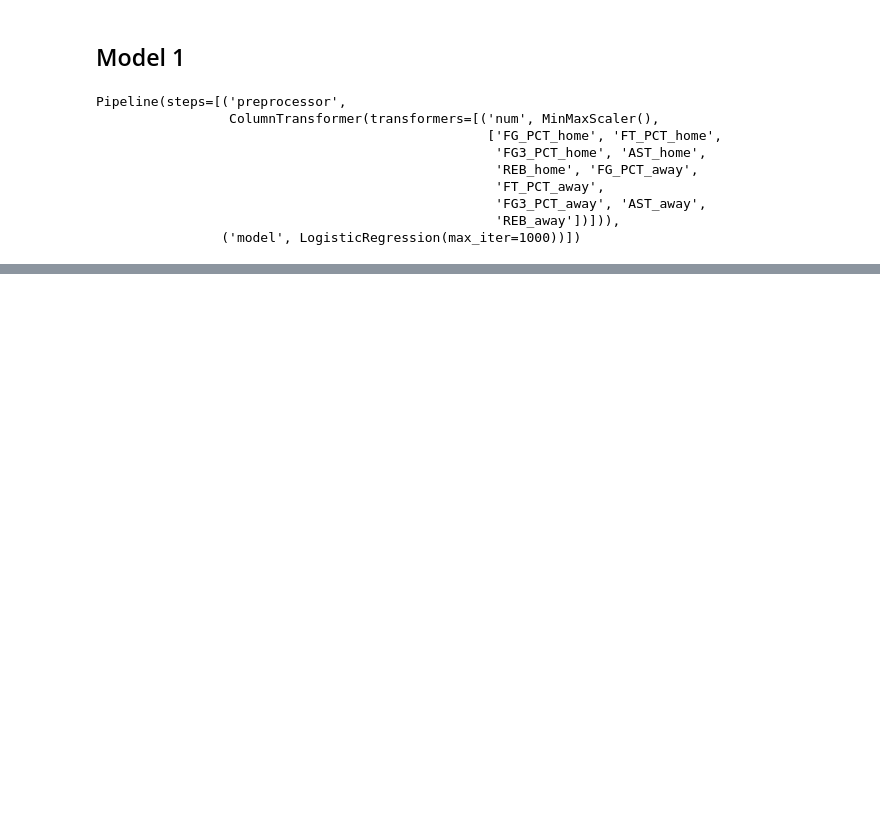
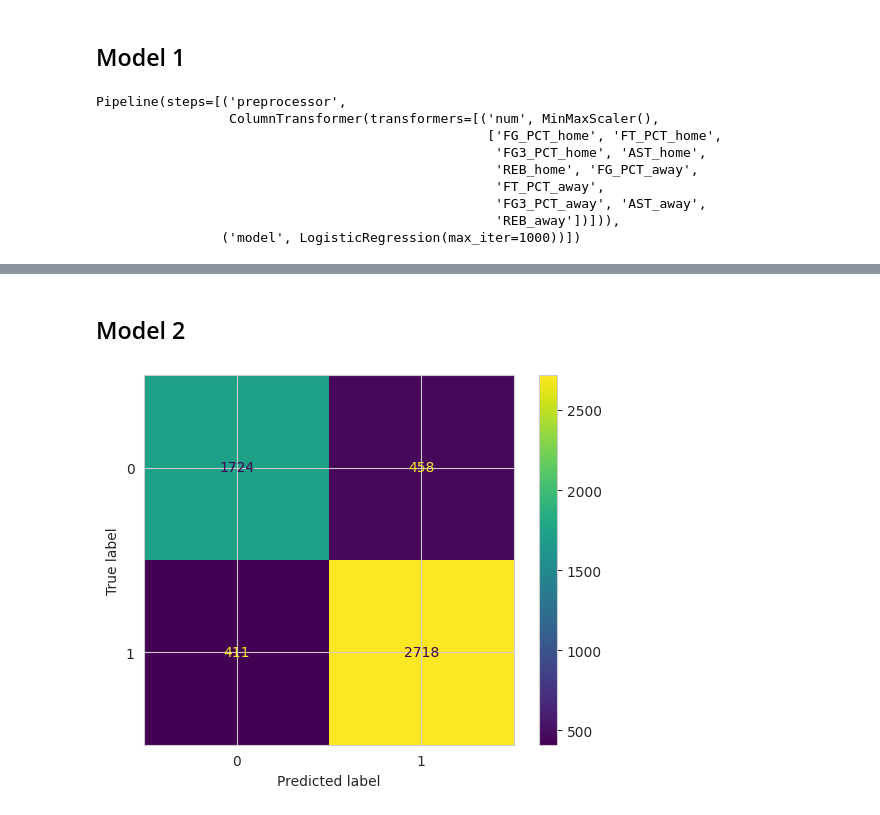
Before and after one commit to aelias5438/Final_Project_DS3021, a Jupyter notebook: FinalLab.ipynb, the cells around one changed output, grey strips where cells are left out. Drawn from its saved outputs; the diff is of its cells as text; code cells hidden in the pictures; blank space fills up the shorter version.

```diff
--- a/FinalLab.ipynb
+++ b/FinalLab.ipynb
@@ -216,0 +219,2 @@ weighted avg       0.84      0.84      0.84      5311
+# %% [markdown]
+## Model 2
@@ -216,0 +223,16 @@ weighted avg       0.84      0.84      0.84      5311
+# %%
+pipeline2 = Pipeline(steps=[
+    ('preprocessor', preprocessor),
+    ('model', LogisticRegression(solver='saga', max_iter=1000))
+])
+
+pipeline2.fit(X_train, y_train)
+
+y_pred2 = pipeline2.predict(X_test)
+y_prob2 = pipeline2.predict_proba(X_test)[:, 1]
+# %%
+cm2 = confusion_matrix(y_test, y_pred2)
+ConfusionMatrixDisplay(cm2).plot()
+plt.show()
+# %% [output]
+[figure, added]
```
Also changed, not shown: parts of 7 cells of this notebook.
